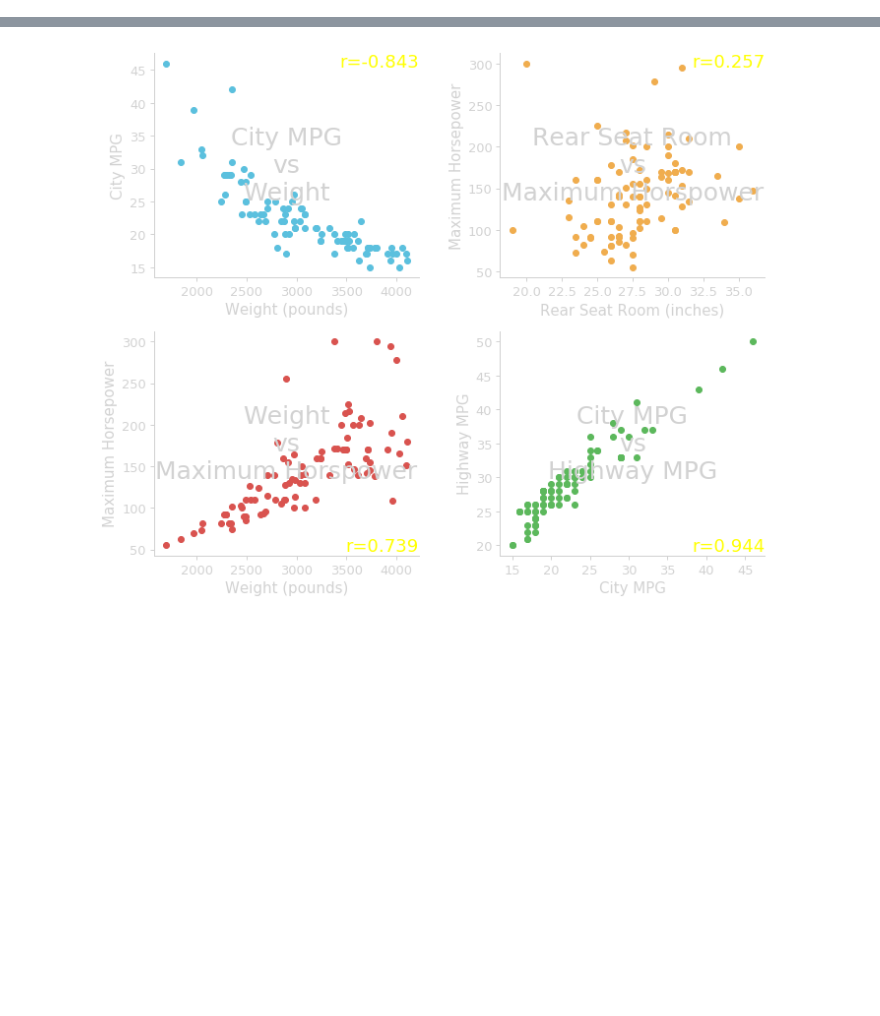
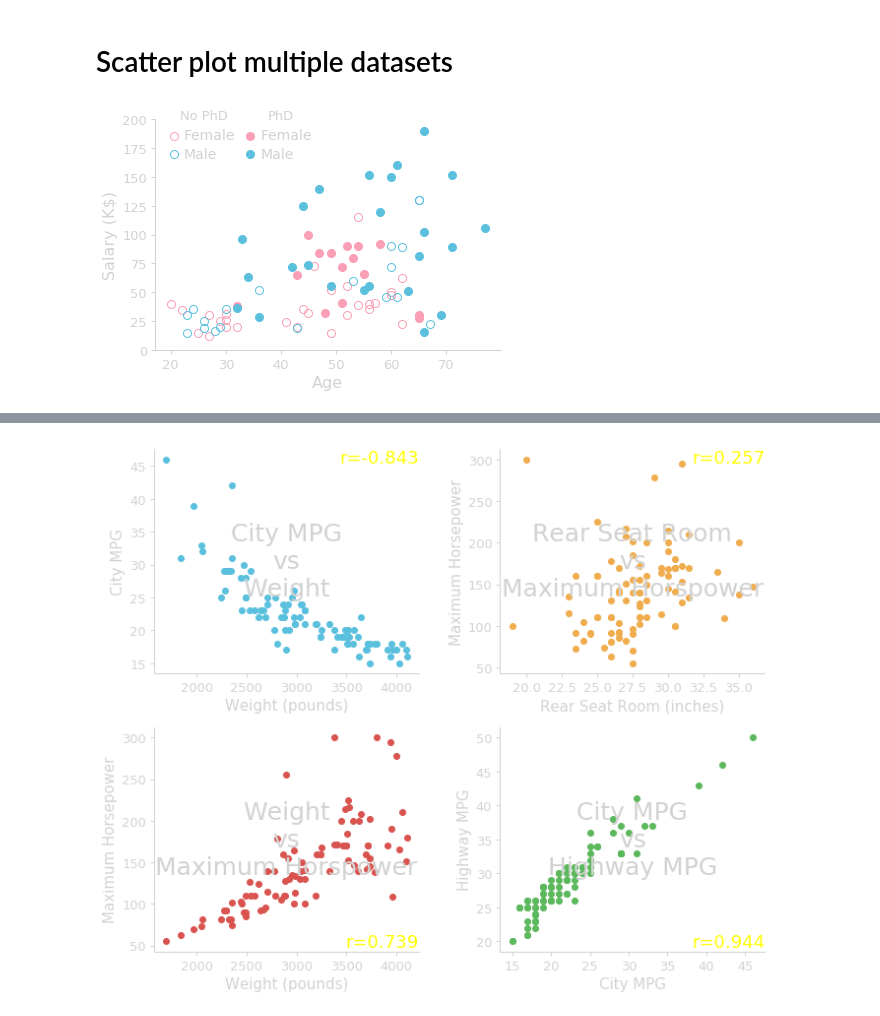
Before and after one commit to gcalmettes/stats13-slides, a Jupyter notebook: notebook-fig/figs-slides-8-correlation-regression.ipynb, the cells around one changed output, grey strips where cells are left out. Drawn from its saved outputs; the diff is of its cells as text; code cells hidden in the pictures; blank space fills up the shorter version.

```diff
--- a/notebook-fig/figs-slides-8-correlation-regression.ipynb
+++ b/notebook-fig/figs-slides-8-correlation-regression.ipynb
@@ -25,0 +146,48 @@ colors = {"orange": "#f0ad4e",
+# %% [markdown]
+# Scatter plot multiple datasets
+# %%
+data = pd.read_csv("data-Lock5DataCSV/SalaryGender.csv")
+data = data[data.Salary>10]
+
+fig = plt.figure(figsize=(6,4))
+ax1 = fig.add_axes([0.15, 0.15, 0.8, 0.8])
+ax2 = ax1.twinx()
+#ax3 = ax1.twinx()
+
+for ax in [ax1]:
+    ax.plot(data[(data.Gender==0) & (data.PhD==0)].Age, data[(data.Gender==0) & (data.PhD==0)].Salary, "o", ms=8, mfc="none", mec="#fa9fb5",  label="Female", color="#fa9fb5")
+    ax.plot(data[(data.Gender==0) & (data.PhD==1)].Age, data[(data.Gender==0) & (data.PhD==1)].Salary, "o", ms=8, label="Female", color="#fa9fb5")
+    for spine in ["bottom", "left"]:
+        ax.spines[spine].set_linewidth(1)
+        ax.spines[spine].set_color(colors["lightgray"])
+    for spine in ["top", "right"]:
+        ax.spines[spine].set_visible(False)
+    ax.tick_params(axis="both", width=1, size=4, color=colors["lightgray"], labelcolor=colors["lightgray"],
+                   labelsize=13, pad=4)
+    ax.set_ylabel("Salary (K$)", size=16, color=colors["lightgray"], ha="center")
+    ax.set_xlabel("Age", size=16, color=colors["lightgray"], ha="center")
+    ax.set_ylim(0, 200)
+
+    ax.text(26, 200, "No PhD", color=colors["lightgray"], ha="center", size=13)
+    ax.text(40, 200, "PhD", color=colors["lightgray"], ha="center", size=13)
+
+    leg1 = ax.legend(loc="upper left", ncol=2, frameon=False, facecolor="none",
+                      handletextpad=0, columnspacing=0.5, bbox_to_anchor=(0, 1))
+    for text in leg1.get_texts():
+        text.set_color(colors["lightgray"])
+        text.set_size(14)
+
+for ax in [ax2]:
+    ax.set_ylim(ax1.get_ylim())
+    ax.axis("off")
+    ax.plot(data[(data.Gender==1) & (data.PhD==0)].Age, data[(data.Gender==1) & (data.PhD==0)].Salary, "o", ms=8, mfc="none", mec=colors["blue"],  label="Male", color="#fa9fb5", clip_on=False)
+    ax.plot(data[(data.Gender==1) & (data.PhD==1)].Age, data[(data.Gender==1) & (data.PhD==1)].Salary, "o", ms=8, label="Male", color=colors["blue"], clip_on=False)
+    leg1 = ax.legend(loc="upper left", ncol=2, frameon=False, facecolor="none",
+                      handletextpad=0, columnspacing=2.31, bbox_to_anchor=(0, 0.92))
+    for text in leg1.get_texts():
+        text.set_color(colors["lightgray"])
+        text.set_size(14)
+
+plt.savefig("/Users/Gui/Box Sync/_STATS13/_Slides/_stats13-Lectures/assets/img/lec/correlation-scatter-multiple-datasets.svg", transparent=True)
+# %% [output]
+[figure, added]
```
Also changed, not shown: parts of 9 cells of this notebook, 5 other files.
